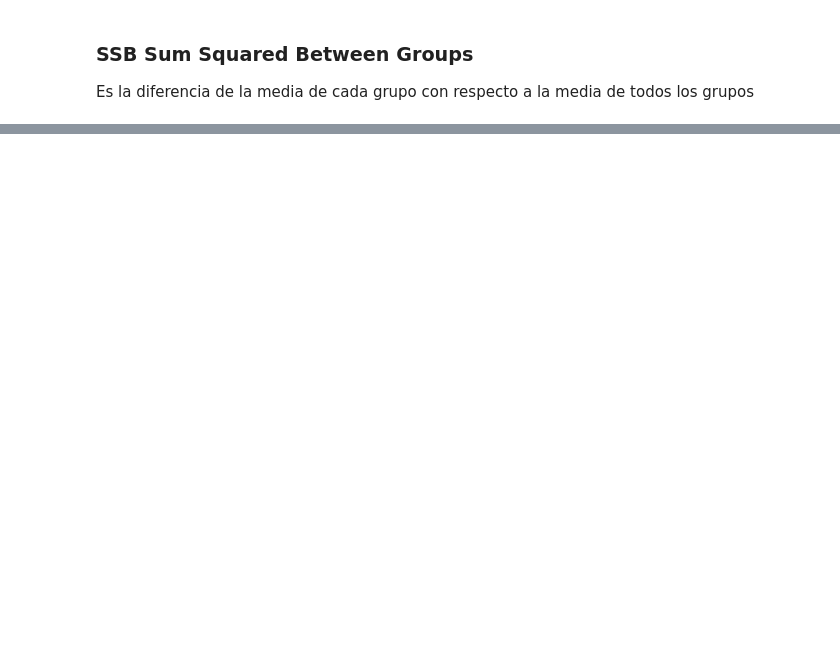
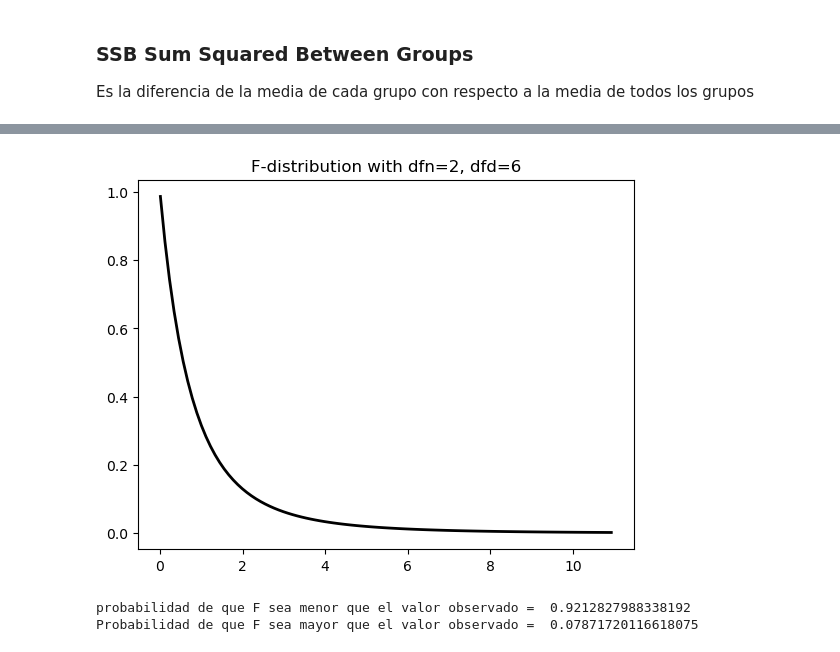
Before and after one commit to fbientrigo/machine-learning, a Jupyter notebook: 2_Estadistica/hipotesis_testing/F-test.ipynb, the cells around one changed output, grey strips where cells are left out. Drawn from its saved outputs; the diff is of its cells as text; code cells hidden in the pictures; blank space fills up the shorter version.

```diff
--- a/2_Estadistica/hipotesis_testing/F-test.ipynb
+++ b/2_Estadistica/hipotesis_testing/F-test.ipynb
@@ -160,0 +224,25 @@ Scheffe Test
+# %%
+import numpy as np
+from scipy.stats import f
+import matplotlib.pyplot as plt
+fig, ax = plt.subplots(1, 1)
+
+dfn, dfd = 2, 6
+rv = f(dfn, dfd)
+ax.plot(x, rv.pdf(x), 'k-', lw=2)
+plt.title("F-distribution with dfn=2, dfd=6")
+plt.show()
+# %% [output]
+[figure, added]
+# %%
+import scipy
+
+alpha = 0.05 #Or whatever you want your alpha to be.
+areaizquierda = f.cdf(F, df1, df2)
+print("probabilidad de que F sea menor que el valor observado = ",areaizquierda)
+
+p_value = 1 - areaizquierda
+print("Probabilidad de que F sea mayor que el valor observado = ",p_value)
+# %% [output]
+probabilidad de que F sea menor que el valor observado =  0.9212827988338192
+Probabilidad de que F sea mayor que el valor observado =  0.07871720116618075
```
Also changed, not shown: parts of 17 cells of this notebook.
